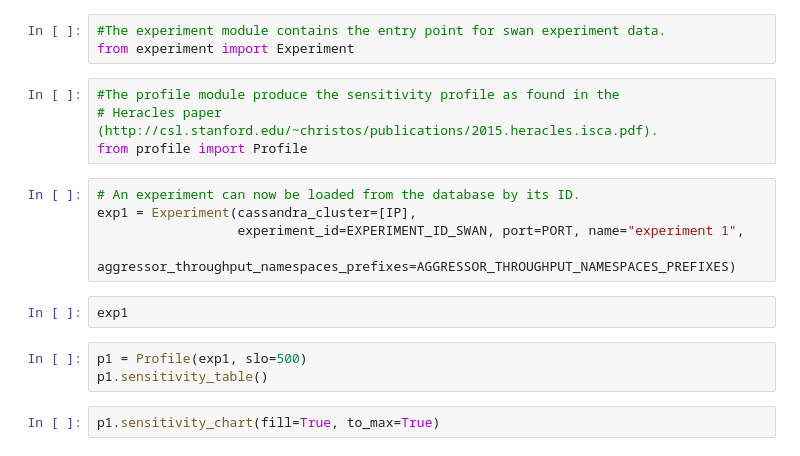
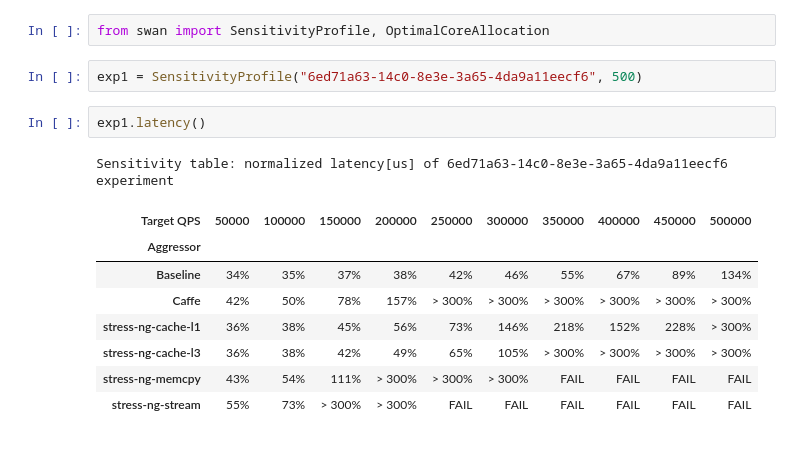
Before and after one commit to intelsdi-x/swan, a Jupyter notebook: jupyter/example.ipynb, the cells around one changed output. Saved outputs shown, nothing was run; the diff lists cells and outputs as text.

Commit message:
jupyter: generic based sensitivity table generator
Includes:
- OO design (base class for other experiments),
- caching (as decorator)
- automatic tags inference
- generic.py renamed to swan.py

```diff
--- a/jupyter/example.ipynb
+++ b/jupyter/example.ipynb
@@ -16,19 +1,16 @@ AGGRESSOR_THROUGHPUT_NAMESPACES_PREFIXES = (
-# %%
-#The experiment module contains the entry point for swan experiment data.
-from experiment import Experiment
-# %%
-#The profile module produce the sensitivity profile as found in the
-# Heracles paper (http://csl.stanford.edu/~christos/publications/2015.heracles.isca.pdf).
-from profile import Profile
-# %%
-# An experiment can now be loaded from the database by its ID.
-exp1 = Experiment(cassandra_cluster=[IP],
-                  experiment_id=EXPERIMENT_ID_SWAN, port=PORT, name="experiment 1",
-                  aggressor_throughput_namespaces_prefixes=AGGRESSOR_THROUGHPUT_NAMESPACES_PREFIXES)
+# %%
+from swan import SensitivityProfile, OptimalCoreAllocation
+# %%
+exp1 = SensitivityProfile("6ed71a63-14c0-8e3e-3a65-4da9a11eecf6", 500)
 # %%
-exp1
+exp1.latency()
+# %% [output]
+Sensitivity table: normalized latency[us] of 6ed71a63-14c0-8e3e-3a65-4da9a11eecf6 experiment
+| Target QPS | 50000 | 100000 | 150000 | 200000 | 250000 | 300000 | 350000 | 400000 | 450000 | 500000 |
+| Aggressor |  |  |  |  |  |  |  |  |  |  |
+| Baseline | 34% | 35% | 37% | 38% | 42% | 46% | 55% | 67% | 89% | 134% |
+| Caffe | 42% | 50% | 78% | 157% | > 300% | > 300% | > 300% | > 300% | > 300% | > 300% |
+| stress-ng-cache-l1 | 36% | 38% | 45% | 56% | 73% | 146% | 218% | 152% | 228% | > 300% |
+| stress-ng-cache-l3 | 36% | 38% | 42% | 49% | 65% | 105% | > 300% | > 300% | > 300% | > 300% |
+| stress-ng-memcpy | 43% | 54% | 111% | > 300% | > 300% | > 300% | FAIL | FAIL | FAIL | FAIL |
+| stress-ng-stream | 55% | 73% | > 300% | > 300% | FAIL | FAIL | FAIL | FAIL | FAIL | FAIL |
-# %%
-p1 = Profile(exp1, slo=500)
-p1.sensitivity_table()
-# %%
-p1.sensitivity_chart(fill=True, to_max=True)
```
Also changed, not shown: parts of 16 cells of this notebook, 17 other files.
